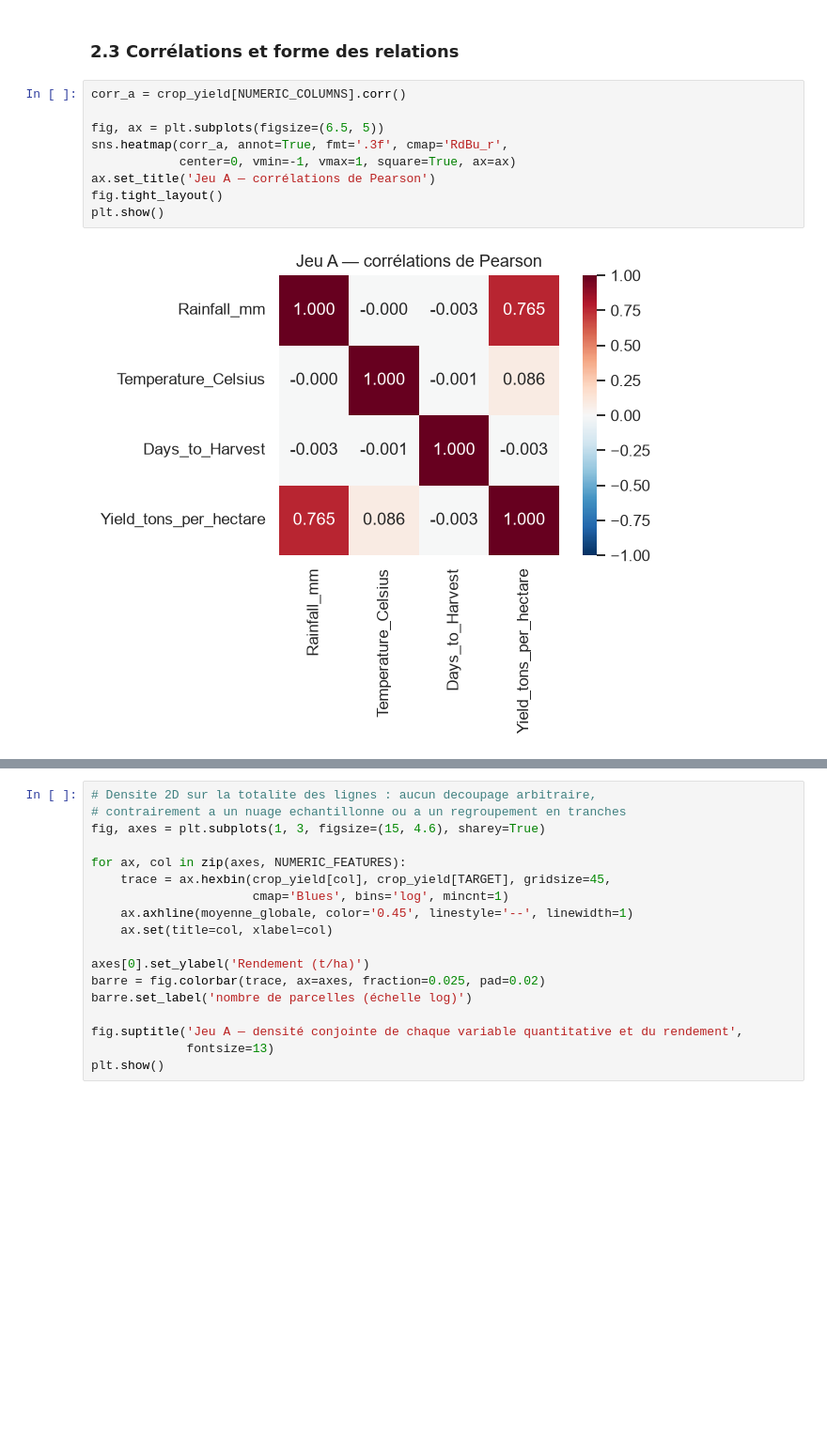
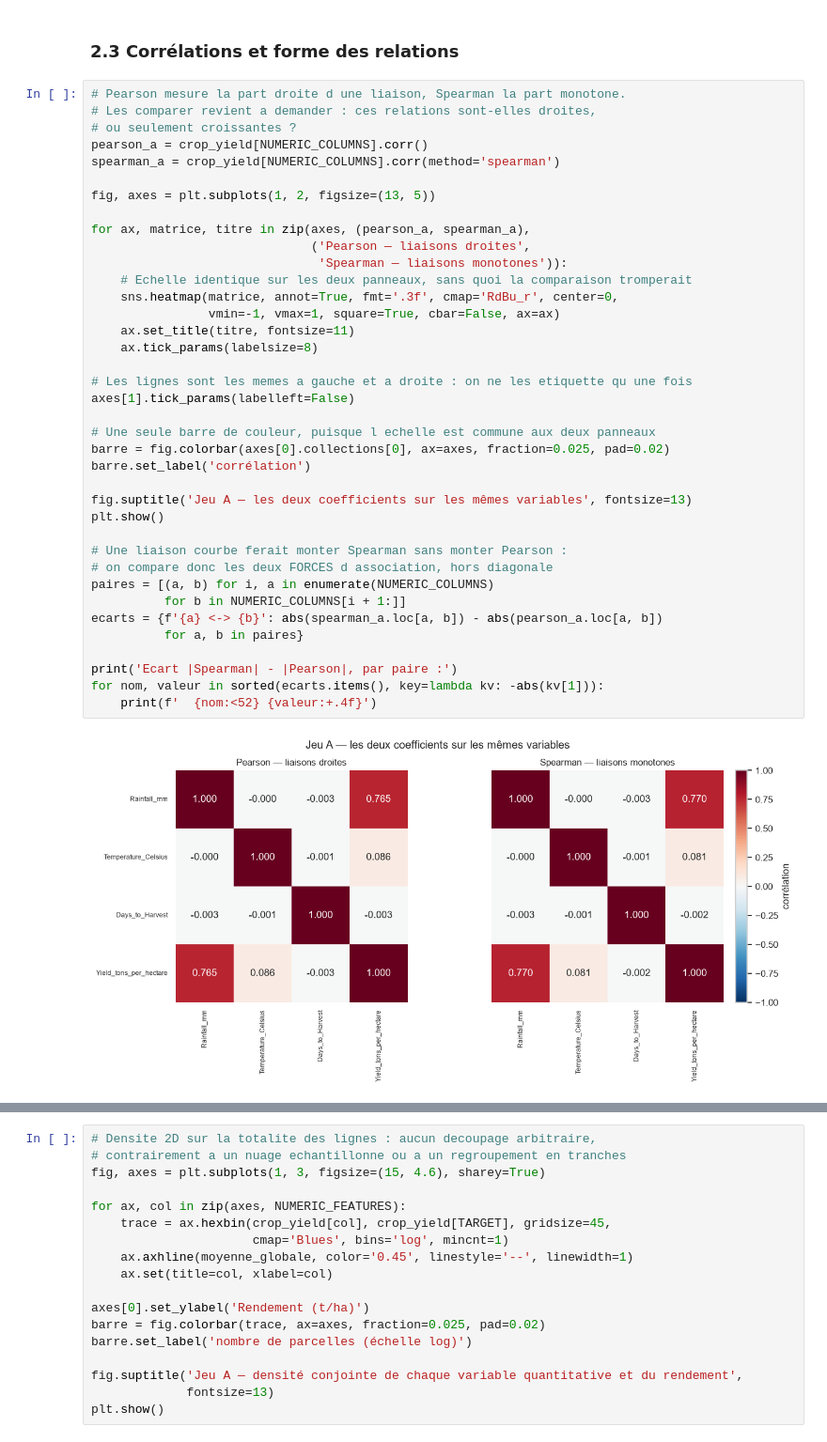
Before and after one commit to FaizaKh93/Projet12_mission, a Jupyter notebook: notebooks/exploratory_data_analysis.ipynb, the cells around one changed output, grey strips where cells are left out. Shown at 94% size. Cells and saved outputs as stored; diff of their text form; blank space fills up the shorter version.

```diff
--- a/notebooks/exploratory_data_analysis.ipynb
+++ b/notebooks/exploratory_data_analysis.ipynb
@@ -268,14 +267,43 @@ plt.show()
 > **Observation.** Les modalités sont **parfaitement équilibrées** : écarts aux effectifs théoriques inférieurs à 0,5 %. Combiné aux distributions uniformes, c'est la signature d'un jeu **simulé**, non d'observations de terrain.
 # %% [markdown]
 ### 2.3 Corrélations et forme des relations
-# %%
-corr_a = crop_yield[NUMERIC_COLUMNS].corr()
-
-fig, ax = plt.subplots(figsize=(6.5, 5))
-sns.heatmap(corr_a, annot=True, fmt='.3f', cmap='RdBu_r',
-            center=0, vmin=-1, vmax=1, square=True, ax=ax)
-ax.set_title('Jeu A — corrélations de Pearson')
-fig.tight_layout()
-plt.show()
-# %% [output]
-[figure, removed]
+# %%
+# Pearson mesure la part droite d une liaison, Spearman la part monotone.
+# Les comparer revient a demander : ces relations sont-elles droites,
+# ou seulement croissantes ?
+pearson_a = crop_yield[NUMERIC_COLUMNS].corr()
+spearman_a = crop_yield[NUMERIC_COLUMNS].corr(method='spearman')
+
+fig, axes = plt.subplots(1, 2, figsize=(13, 5))
+
+for ax, matrice, titre in zip(axes, (pearson_a, spearman_a),
+                              ('Pearson — liaisons droites',
+                               'Spearman — liaisons monotones')):
+    # Echelle identique sur les deux panneaux, sans quoi la comparaison tromperait
+    sns.heatmap(matrice, annot=True, fmt='.3f', cmap='RdBu_r', center=0,
+                vmin=-1, vmax=1, square=True, cbar=False, ax=ax)
+    ax.set_title(titre, fontsize=11)
+    ax.tick_params(labelsize=8)
+
+# Les lignes sont les memes a gauche et a droite : on ne les etiquette qu une fois
+axes[1].tick_params(labelleft=False)
+
+# Une seule barre de couleur, puisque l echelle est commune aux deux panneaux
+barre = fig.colorbar(axes[0].collections[0], ax=axes, fraction=0.025, pad=0.02)
+barre.set_label('corrélation')
+
+fig.suptitle('Jeu A — les deux coefficients sur les mêmes variables', fontsize=13)
+plt.show()
+
+# Une liaison courbe ferait monter Spearman sans monter Pearson :
+# on compare donc les deux FORCES d association, hors diagonale
+paires = [(a, b) for i, a in enumerate(NUMERIC_COLUMNS)
+          for b in NUMERIC_COLUMNS[i + 1:]]
+ecarts = {f'{a} <-> {b}': abs(spearman_a.loc[a, b]) - abs(pearson_a.loc[a, b])
+          for a, b in paires}
+
+print('Ecart |Spearman| - |Pearson|, par paire :')
+for nom, valeur in sorted(ecarts.items(), key=lambda kv: -abs(kv[1])):
+    print(f'  {nom:<52} {valeur:+.4f}')
+# %% [output]
+[figure, added]
```
Also changed, not shown: parts of 50 cells of this notebook, 11 other files.
